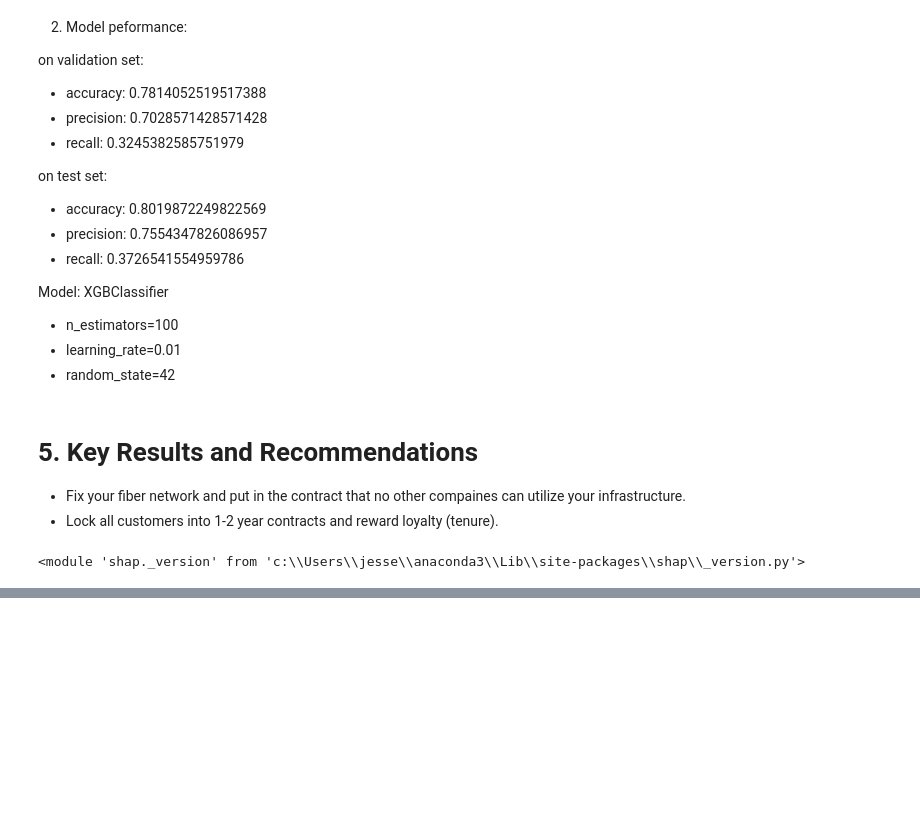
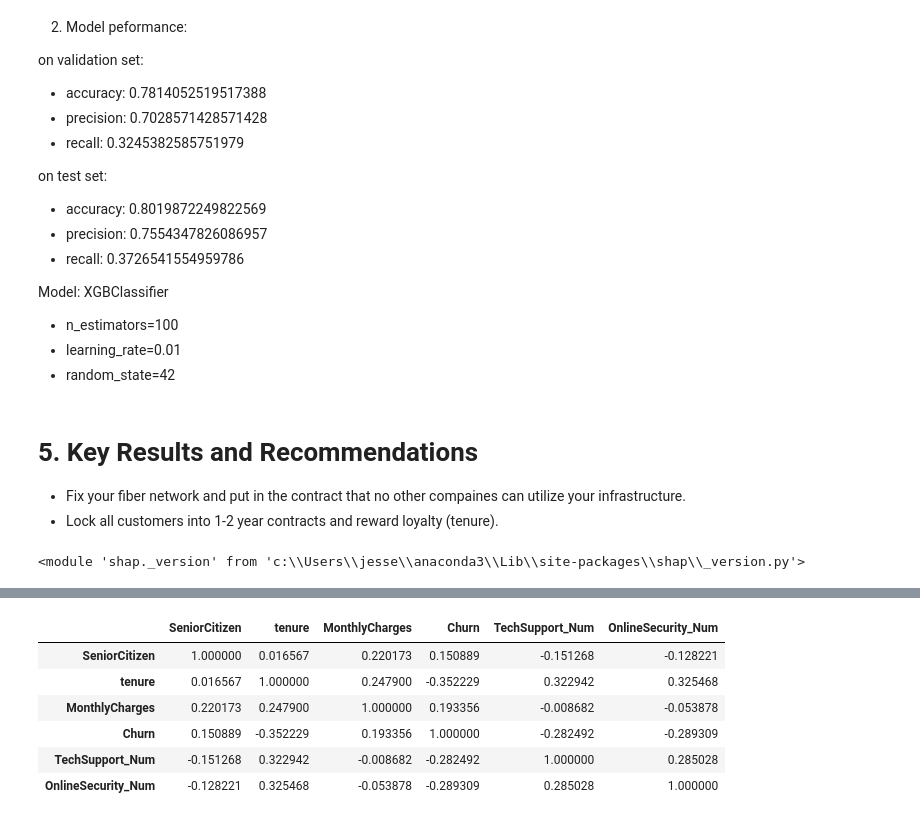
Before and after one commit to kurathemonster/classification_casestudy, a Jupyter notebook: classification.ipynb, the cells around one changed output, grey strips where cells are left out. Drawn from its saved outputs; the diff is of its cells as text; code cells hidden in the pictures; blank space fills up the shorter version.

```diff
--- a/classification.ipynb
+++ b/classification.ipynb
@@ -506,0 +567,12 @@ shap.summary_plot(shap_values, X_test_transformed, feature_names=feature_names,
+# %%
+df['TechSupport_Num'] = df['TechSupport'].map({'No': -1, 'Yes': 1, 'No internet service':0})
+df['OnlineSecurity_Num'] = df['OnlineSecurity'].map({'No': -1, 'Yes': 1, 'No internet service':0})
+df.corr(numeric_only=True)
+# %% [output]
+|  | SeniorCitizen | tenure | MonthlyCharges | Churn | TechSupport_Num | OnlineSecurity_Num |
+| SeniorCitizen | 1.000000 | 0.016567 | 0.220173 | 0.150889 | -0.151268 | -0.128221 |
+| tenure | 0.016567 | 1.000000 | 0.247900 | -0.352229 | 0.322942 | 0.325468 |
+| MonthlyCharges | 0.220173 | 0.247900 | 1.000000 | 0.193356 | -0.008682 | -0.053878 |
+| Churn | 0.150889 | -0.352229 | 0.193356 | 1.000000 | -0.282492 | -0.289309 |
+| TechSupport_Num | -0.151268 | 0.322942 | -0.008682 | -0.282492 | 1.000000 | 0.285028 |
+| OnlineSecurity_Num | -0.128221 | 0.325468 | -0.053878 | -0.289309 | 0.285028 | 1.000000 |
```
Also changed, not shown: parts of 6 cells of this notebook.
